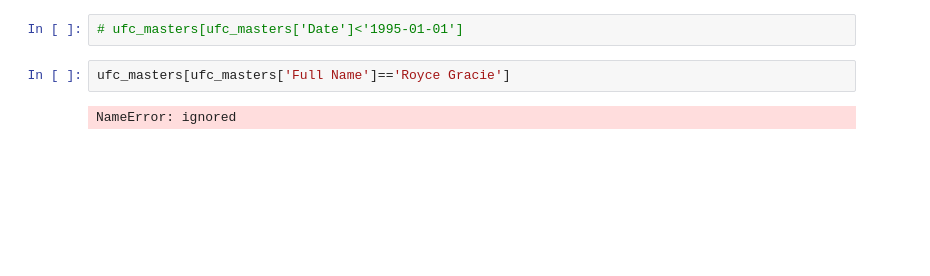
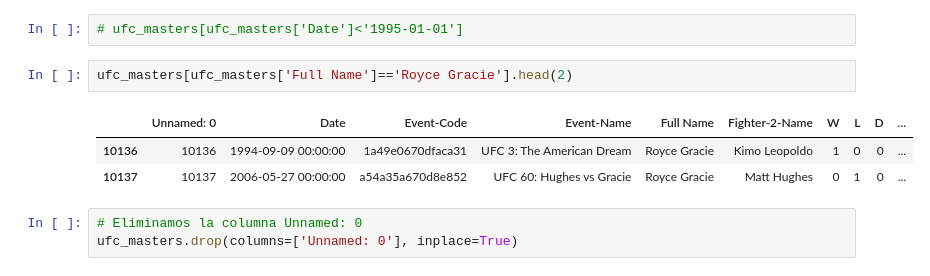
Before and after one commit to gonzaloanriquez/KAGGLE-MMA, a Jupyter notebook: EDA_UFC_fights.ipynb, the cells around one changed output. Drawn from its saved outputs; the diff is of its cells as text; blank space fills up the shorter version.

```diff
--- a/EDA_UFC_fights.ipynb
+++ b/EDA_UFC_fights.ipynb
@@ -27,6 +27,11 @@ ufc_masters.head()
 # %%
 # ufc_masters[ufc_masters['Date']<'1995-01-01']
 # %%
-ufc_masters[ufc_masters['Full Name']=='Royce Gracie']
+ufc_masters[ufc_masters['Full Name']=='Royce Gracie'].head(2)
 # %% [output]
-NameError: ignored
+|  | Unnamed: 0 | Date | Event-Code | Event-Name | Full Name | Fighter-2-Name | W | L | D | ... |
+| 10136 | 10136 | 1994-09-09 00:00:00 | 1a49e0670dfaca31 | UFC 3: The American Dream | Royce Gracie | Kimo Leopoldo | 1 | 0 | 0 | ... |
+| 10137 | 10137 | 2006-05-27 00:00:00 | a54a35a670d8e852 | UFC 60: Hughes vs Gracie | Royce Gracie | Matt Hughes | 0 | 1 | 0 | ... |
+# %%
+# Eliminamos la columna Unnamed: 0
+ufc_masters.drop(columns=['Unnamed: 0'], inplace=True)
```
Also changed, not shown: parts of 3 cells of this notebook.
